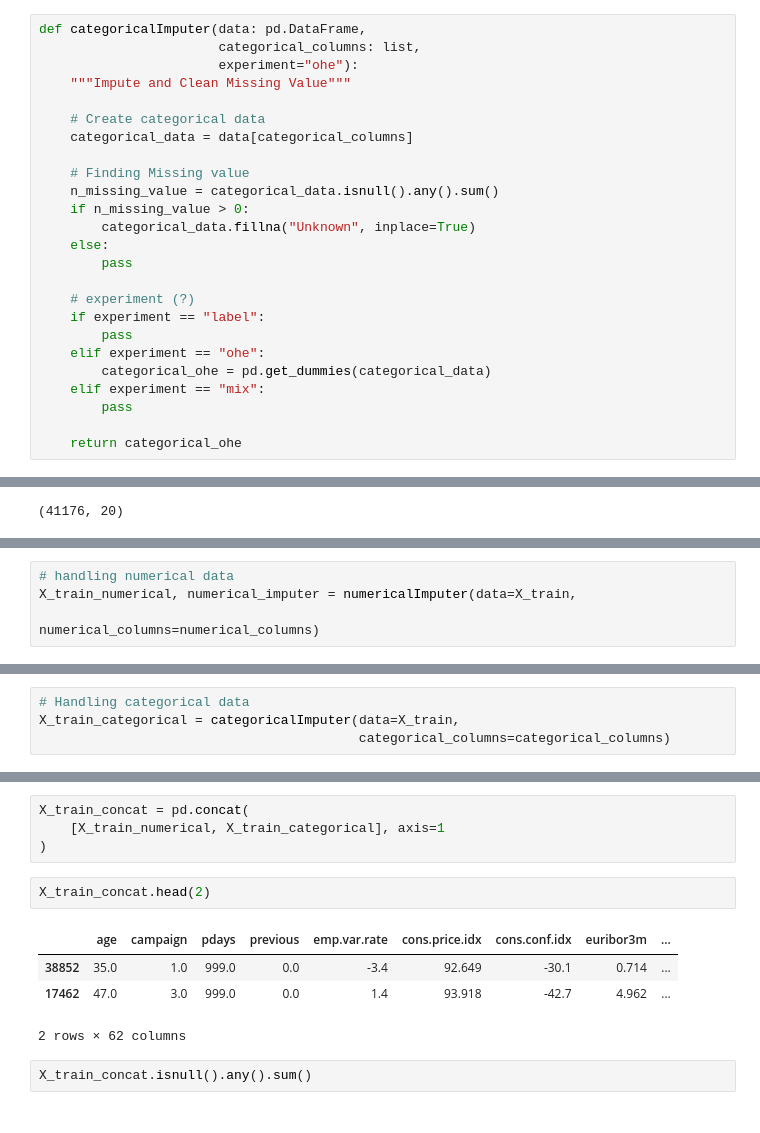
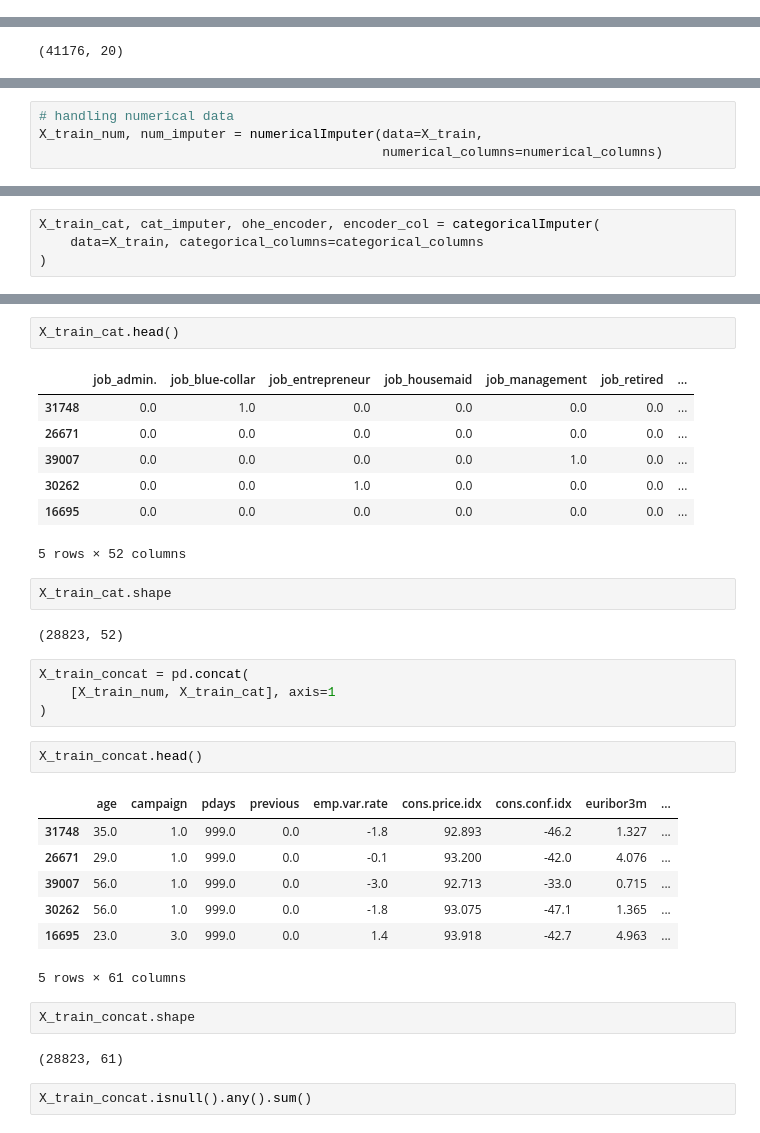
Before and after one commit to aifakhri/ml-model-bank-marketing, a Jupyter notebook: ml_project.ipynb, the cells around one changed output, grey strips where cells are left out. Drawn from its saved outputs; the diff is of its cells as text.

```diff
--- a/ml_project.ipynb
+++ b/ml_project.ipynb
@@ -118,25 +163,0 @@ def numericalImputer(data: pd.DataFrame,
-# %%
-def categoricalImputer(data: pd.DataFrame,
-                       categorical_columns: list,
-                       experiment="ohe"):
-    """Impute and Clean Missing Value"""
-
-    # Create categorical data
-    categorical_data = data[categorical_columns]
-
-    # Finding Missing value
-    n_missing_value = categorical_data.isnull().any().sum()
-    if n_missing_value > 0:
-        categorical_data.fillna("Unknown", inplace=True)
-    else:
-        pass
-
-    # experiment (?)
-    if experiment == "label":
-        pass
-    elif experiment == "ohe":
-        categorical_ohe = pd.get_dummies(categorical_data)
-    elif experiment == "mix":
-        pass
-
-    return categorical_ohe
@@ -247,4 +514,4 @@ numerical_columns = [
 # %%
 # handling numerical data
-X_train_numerical, numerical_imputer = numericalImputer(data=X_train,
-                                                        numerical_columns=numerical_columns)
+X_train_num, num_imputer = numericalImputer(data=X_train,
+                                            numerical_columns=numerical_columns)
@@ -257,4 +524,4 @@ X_train_numerical.head(2)
 # %%
-# Handling categorical data
-X_train_categorical = categoricalImputer(data=X_train,
-                                         categorical_columns=categorical_columns)
+X_train_cat, cat_imputer, ohe_encoder, encoder_col = categoricalImputer(
+    data=X_train, categorical_columns=categorical_columns
+)
@@ -268,14 +528,35 @@ X_train_categorical.head(2)
+# %%
+X_train_cat.head()
+# %% [output]
+|  | job_admin. | job_blue-collar | job_entrepreneur | job_housemaid | job_management | job_retired | ... |
+| 31748 | 0.0 | 1.0 | 0.0 | 0.0 | 0.0 | 0.0 | ... |
+| 26671 | 0.0 | 0.0 | 0.0 | 0.0 | 0.0 | 0.0 | ... |
+| 39007 | 0.0 | 0.0 | 0.0 | 0.0 | 1.0 | 0.0 | ... |
+| 30262 | 0.0 | 0.0 | 1.0 | 0.0 | 0.0 | 0.0 | ... |
+| 16695 | 0.0 | 0.0 | 0.0 | 0.0 | 0.0 | 0.0 | ... |
+5 rows × 52 columns
+# %%
+X_train_cat.shape
+# %% [output]
+(28823, 52)
 # %%
 X_train_concat = pd.concat(
-    [X_train_numerical, X_train_categorical], axis=1
+    [X_train_num, X_train_cat], axis=1
 )
 # %%
-X_train_concat.head(2)
+X_train_concat.head()
 # %% [output]
 |  | age | campaign | pdays | previous | emp.var.rate | cons.price.idx | cons.conf.idx | euribor3m | ... |
-| 38852 | 35.0 | 1.0 | 999.0 | 0.0 | -3.4 | 92.649 | -30.1 | 0.714 | ... |
-| 17462 | 47.0 | 3.0 | 999.0 | 0.0 | 1.4 | 93.918 | -42.7 | 4.962 | ... |
+| 31748 | 35.0 | 1.0 | 999.0 | 0.0 | -1.8 | 92.893 | -46.2 | 1.327 | ... |
+| 26671 | 29.0 | 1.0 | 999.0 | 0.0 | -0.1 | 93.200 | -42.0 | 4.076 | ... |
+| 39007 | 56.0 | 1.0 | 999.0 | 0.0 | -3.0 | 92.713 | -33.0 | 0.715 | ... |
+| 30262 | 56.0 | 1.0 | 999.0 | 0.0 | -1.8 | 93.075 | -47.1 | 1.365 | ... |
+| 16695 | 23.0 | 3.0 | 999.0 | 0.0 | 1.4 | 93.918 | -42.7 | 4.963 | ... |
-2 rows × 62 columns
+5 rows × 61 columns
+# %%
+X_train_concat.shape
+# %% [output]
+(28823, 61)
 # %%
 X_train_concat.isnull().any().sum()
 # %% [output]
```
Also changed, not shown: parts of 239 cells of this notebook.
